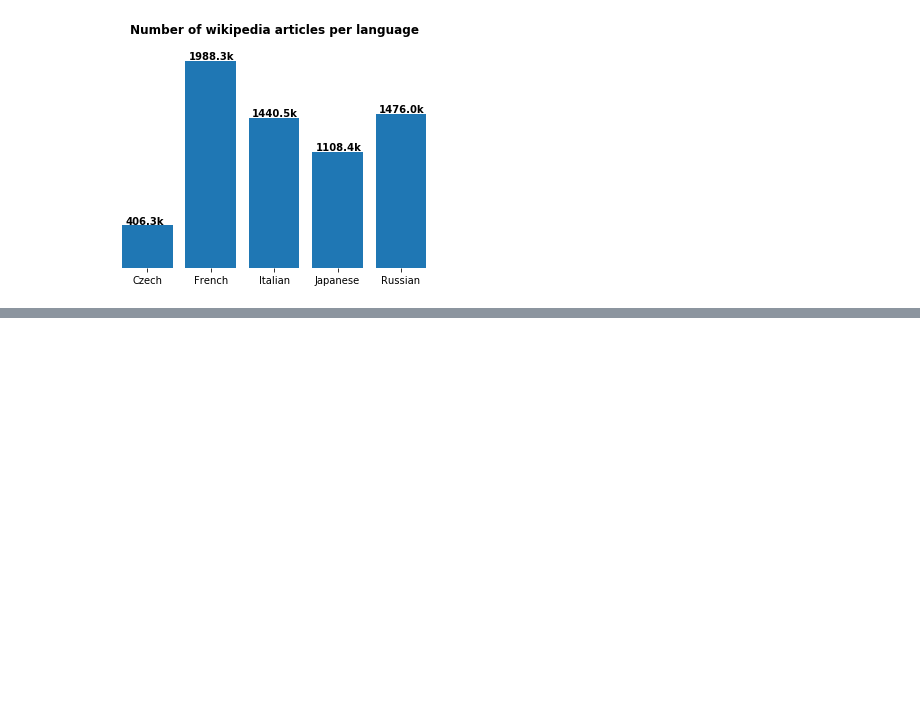
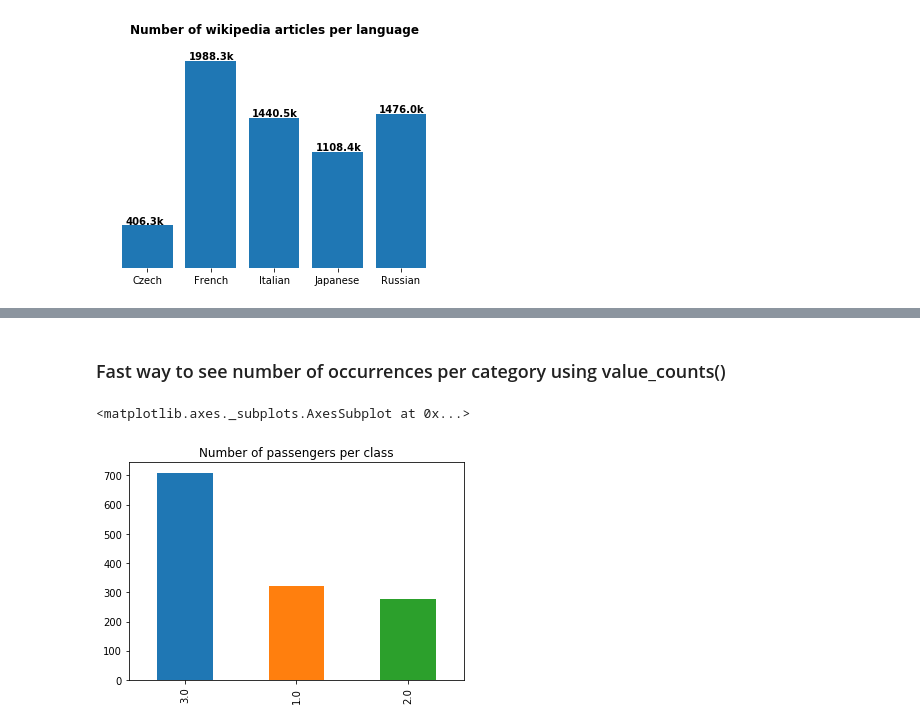
Before and after one commit to AguilaCudicio/PythonGraphs, a Jupyter notebook: BarGraphs.ipynb, the cells around one changed output, grey strips where cells are left out. Saved outputs shown, nothing was run; the diff lists cells and outputs as text; code cells hidden in the pictures; blank space fills up the shorter version.

```diff
--- a/BarGraphs.ipynb
+++ b/BarGraphs.ipynb
@@ -107,0 +113,2 @@ plt.show()
+# %%
+titanic = pd.read_csv("datasets/titanic.csv")
@@ -107,0 +124,9 @@ plt.show()
+# %% [markdown]
+### Fast way to see number of occurrences per category using value_counts()
+# %%
+classes = titanic.pclass.value_counts()
+# %%
+classes.plot.bar(title="Number of passengers per class")
+# %% [output]
+<matplotlib.axes._subplots.AxesSubplot at 0x...>
+[figure, added]
```
Also changed, not shown: parts of 8 cells of this notebook.
